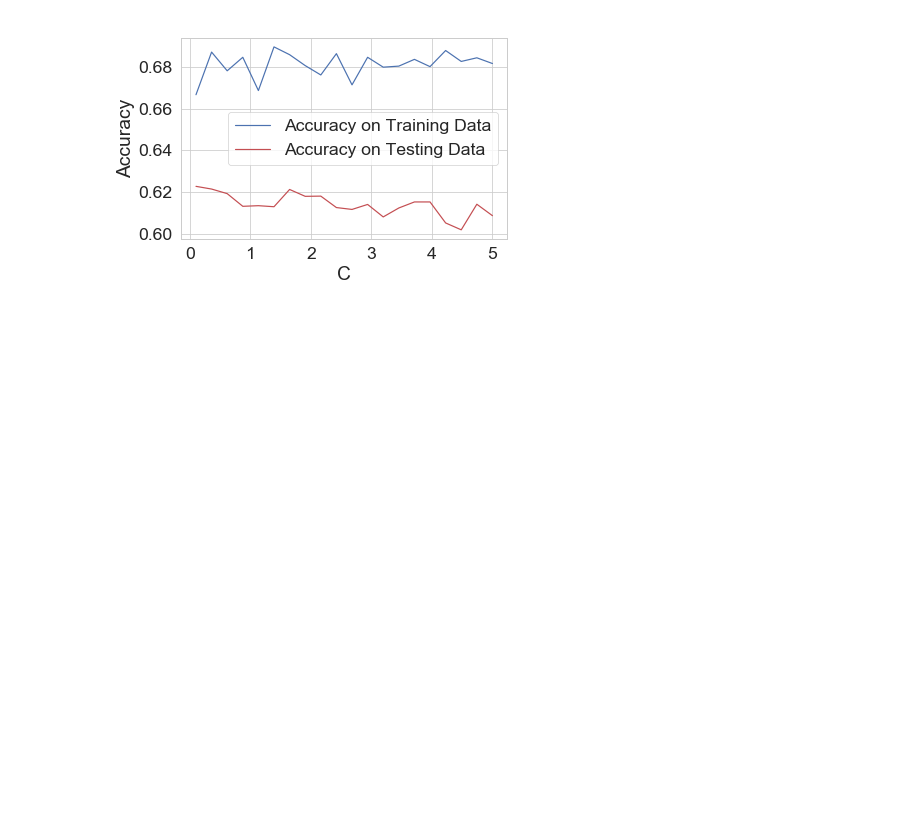
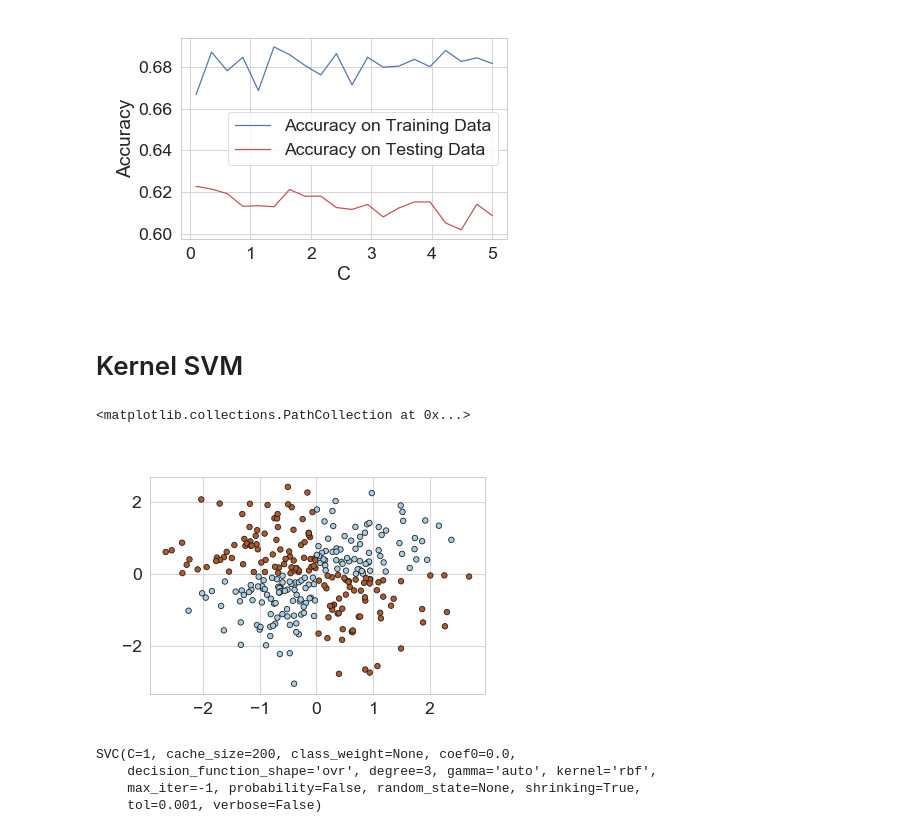
Before and after one commit to ubdsgroup/mlcourse-ub-notebooks, a Jupyter notebook: notebooks/SupportVectorMachines.ipynb, the cells around one changed output. Saved outputs shown, nothing was run; the diff lists cells and outputs as text; code cells hidden in the pictures; blank space fills up the shorter version.

Commit message:
updating notebooks for kernel methods

```diff
--- a/notebooks/SupportVectorMachines.ipynb
+++ b/notebooks/SupportVectorMachines.ipynb
@@ -384,3 +384,24 @@ plt.legend(['Accuracy on Training Data','Accuracy on Testing Data'])
 plt.tight_layout()
 # %% [output]
 [figure]
+# %% [markdown]
+# Kernel SVM
+# %%
+np.random.seed(0)
+X = np.random.randn(300, 2)
+Y = np.logical_xor(X[:, 0] > 0, X[:, 1] > 0)
+
+plt.scatter(X[:, 0], X[:, 1], s=30, c=Y, cmap=plt.cm.Paired,
+            edgecolors='k')
+# %% [output]
+<matplotlib.collections.PathCollection at 0x...>
+[figure, added]
+# %%
+# fit the model
+clf = svm.SVC(kernel='rbf',gamma='auto',C=1)
+clf.fit(X, Y)
+# %% [output]
+SVC(C=1, cache_size=200, class_weight=None, coef0=0.0,
+    decision_function_shape='ovr', degree=3, gamma='auto', kernel='rbf',
+    max_iter=-1, probability=False, random_state=None, shrinking=True,
+    tol=0.001, verbose=False)
```
Also changed, not shown: parts of 8 cells of this notebook, 1 other file.
